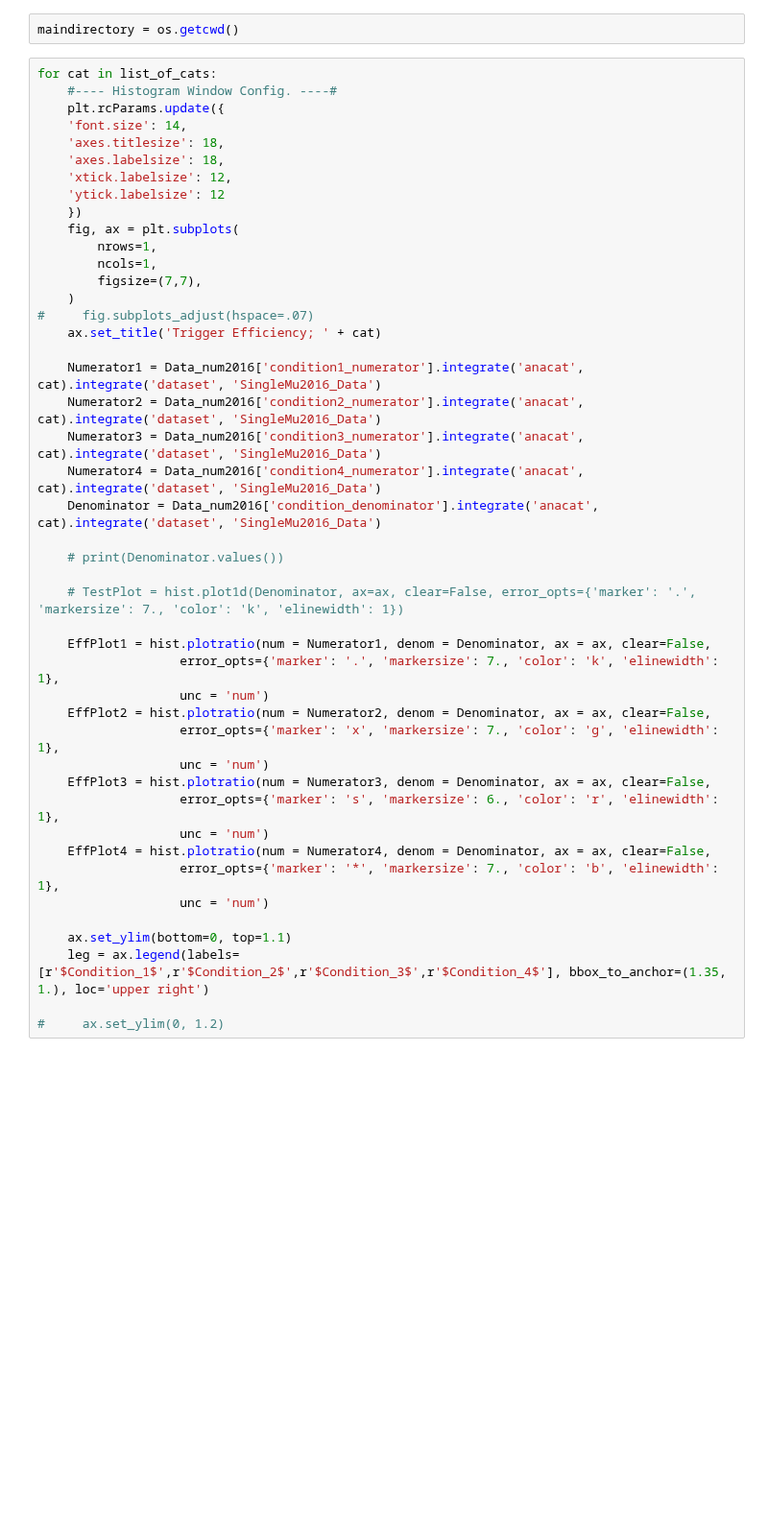
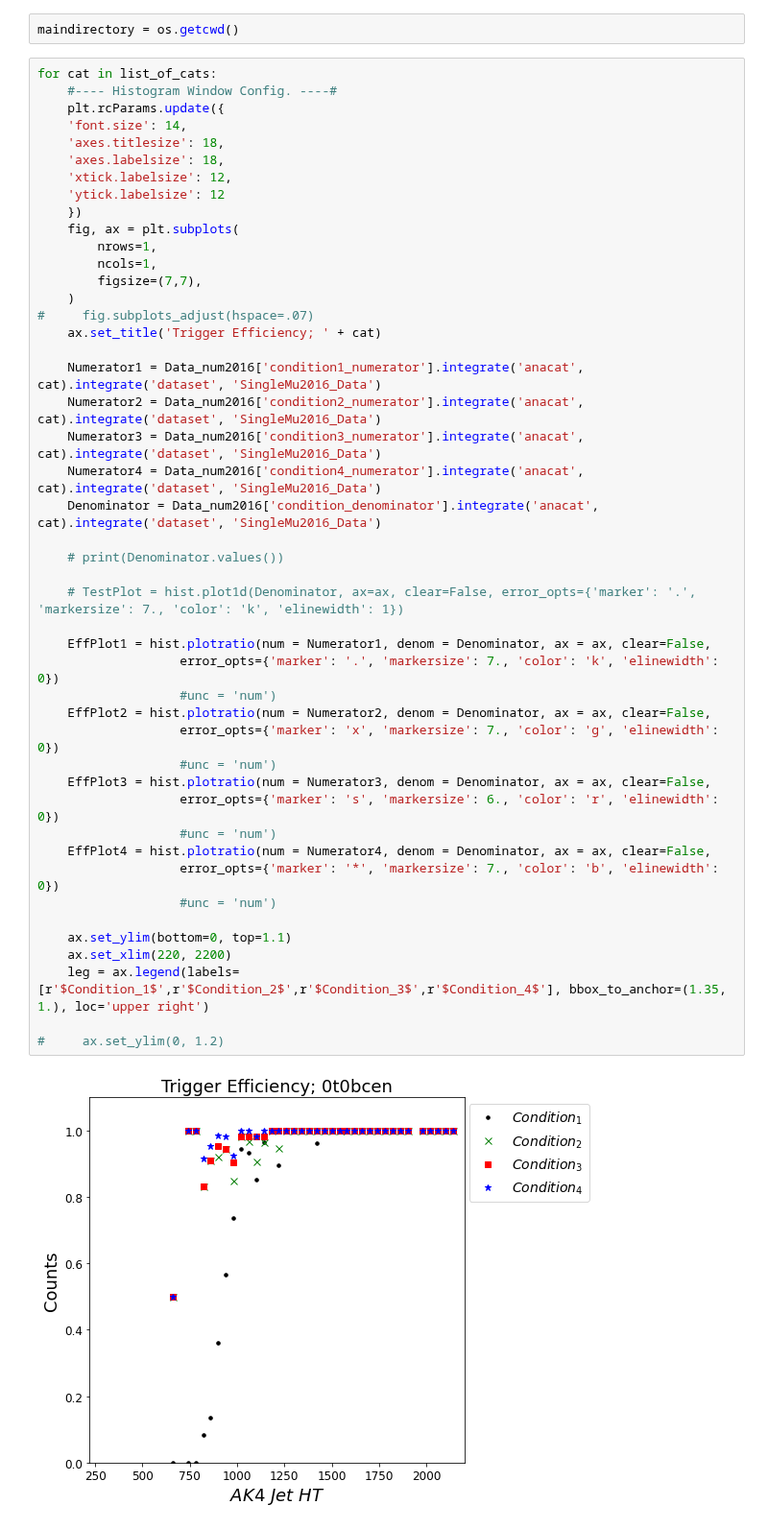
Before and after one commit to b2g-nano/TTbarAllHadUproot, a Jupyter notebook: TTbarResCoffea_TriggerAnalysis.ipynb, the cells around one changed output. Shown at 96% size. Drawn from its saved outputs; the diff is of its cells as text; blank space fills up the shorter version.

Commit message:
Removed error bars :)

```diff
--- a/TTbarResCoffea_TriggerAnalysis.ipynb
+++ b/TTbarResCoffea_TriggerAnalysis.ipynb
@@ -67,38 +87,41 @@ for cat in list_of_cats:
     'xtick.labelsize': 12,
     'ytick.labelsize': 12
     })
     fig, ax = plt.subplots(
         nrows=1,
         ncols=1,
         figsize=(7,7),
     )
 #     fig.subplots_adjust(hspace=.07)
     ax.set_title('Trigger Efficiency; ' + cat)
 
     Numerator1 = Data_num2016['condition1_numerator'].integrate('anacat', cat).integrate('dataset', 'SingleMu2016_Data')
     Numerator2 = Data_num2016['condition2_numerator'].integrate('anacat', cat).integrate('dataset', 'SingleMu2016_Data')
     Numerator3 = Data_num2016['condition3_numerator'].integrate('anacat', cat).integrate('dataset', 'SingleMu2016_Data')
     Numerator4 = Data_num2016['condition4_numerator'].integrate('anacat', cat).integrate('dataset', 'SingleMu2016_Data')
     Denominator = Data_num2016['condition_denominator'].integrate('anacat', cat).integrate('dataset', 'SingleMu2016_Data')
 
     # print(Denominator.values())
 
     # TestPlot = hist.plot1d(Denominator, ax=ax, clear=False, error_opts={'marker': '.', 'markersize': 7., 'color': 'k', 'elinewidth': 1})
 
     EffPlot1 = hist.plotratio(num = Numerator1, denom = Denominator, ax = ax, clear=False,
-                   error_opts={'marker': '.', 'markersize': 7., 'color': 'k', 'elinewidth': 1},
-                   unc = 'num')
+                   error_opts={'marker': '.', 'markersize': 7., 'color': 'k', 'elinewidth': 0})
+                   #unc = 'num')
     EffPlot2 = hist.plotratio(num = Numerator2, denom = Denominator, ax = ax, clear=False,
-                   error_opts={'marker': 'x', 'markersize': 7., 'color': 'g', 'elinewidth': 1},
-                   unc = 'num')
+                   error_opts={'marker': 'x', 'markersize': 7., 'color': 'g', 'elinewidth': 0})
+                   #unc = 'num')
     EffPlot3 = hist.plotratio(num = Numerator3, denom = Denominator, ax = ax, clear=False,
-                   error_opts={'marker': 's', 'markersize': 6., 'color': 'r', 'elinewidth': 1},
-                   unc = 'num')
+                   error_opts={'marker': 's', 'markersize': 6., 'color': 'r', 'elinewidth': 0})
+                   #unc = 'num')
     EffPlot4 = hist.plotratio(num = Numerator4, denom = Denominator, ax = ax, clear=False,
-                   error_opts={'marker': '*', 'markersize': 7., 'color': 'b', 'elinewidth': 1},
-                   unc = 'num')
+                   error_opts={'marker': '*', 'markersize': 7., 'color': 'b', 'elinewidth': 0})
+                   #unc = 'num')
 
     ax.set_ylim(bottom=0, top=1.1)
+    ax.set_xlim(220, 2200)
     leg = ax.legend(labels=[r'$Condition_1$',r'$Condition_2$',r'$Condition_3$',r'$Condition_4$'], bbox_to_anchor=(1.35, 1.), loc='upper right')
 
 #     ax.set_ylim(0, 1.2)
+# %% [output]
+[figure, added]
```
Also changed, not shown: parts of 3 cells of this notebook.
